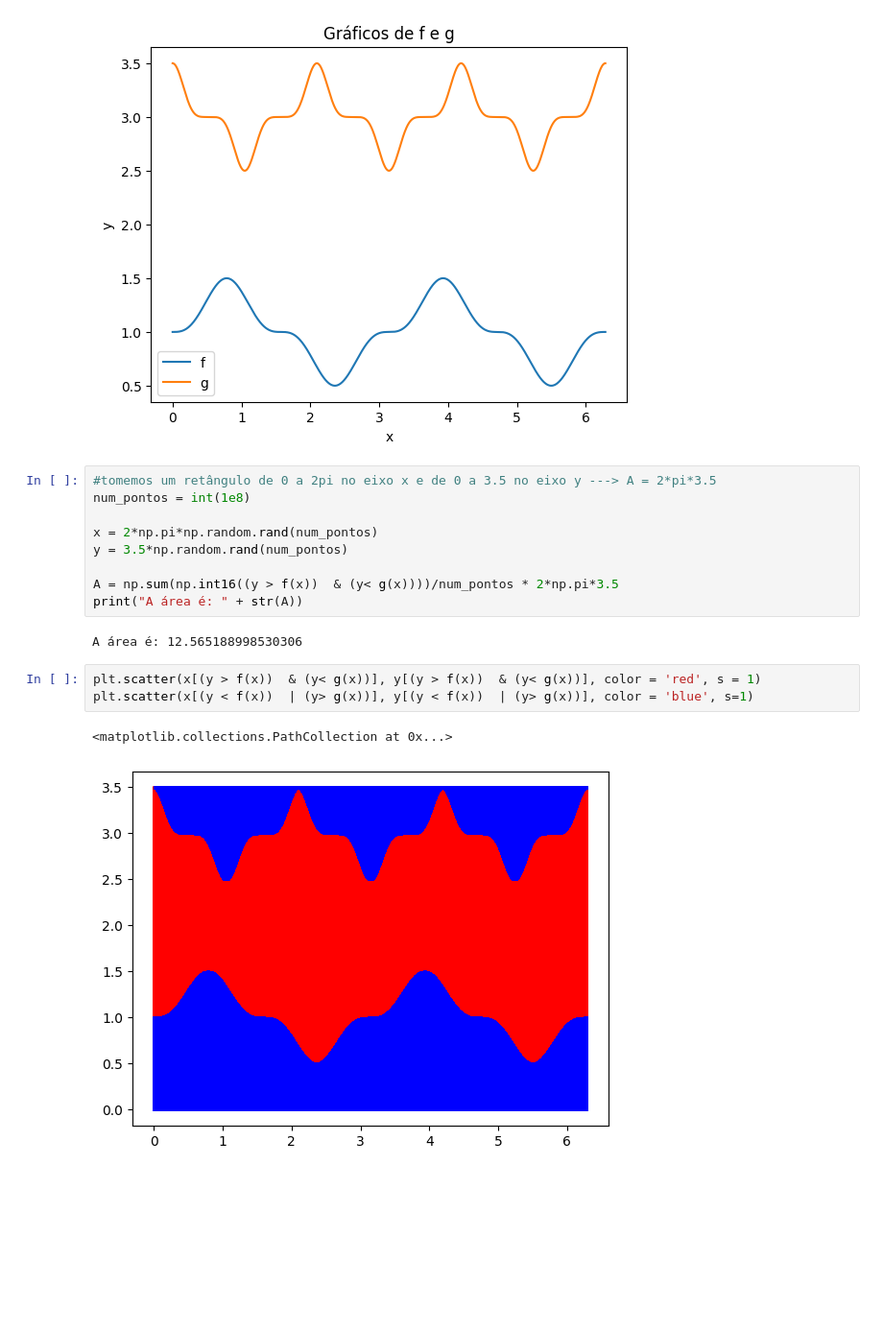
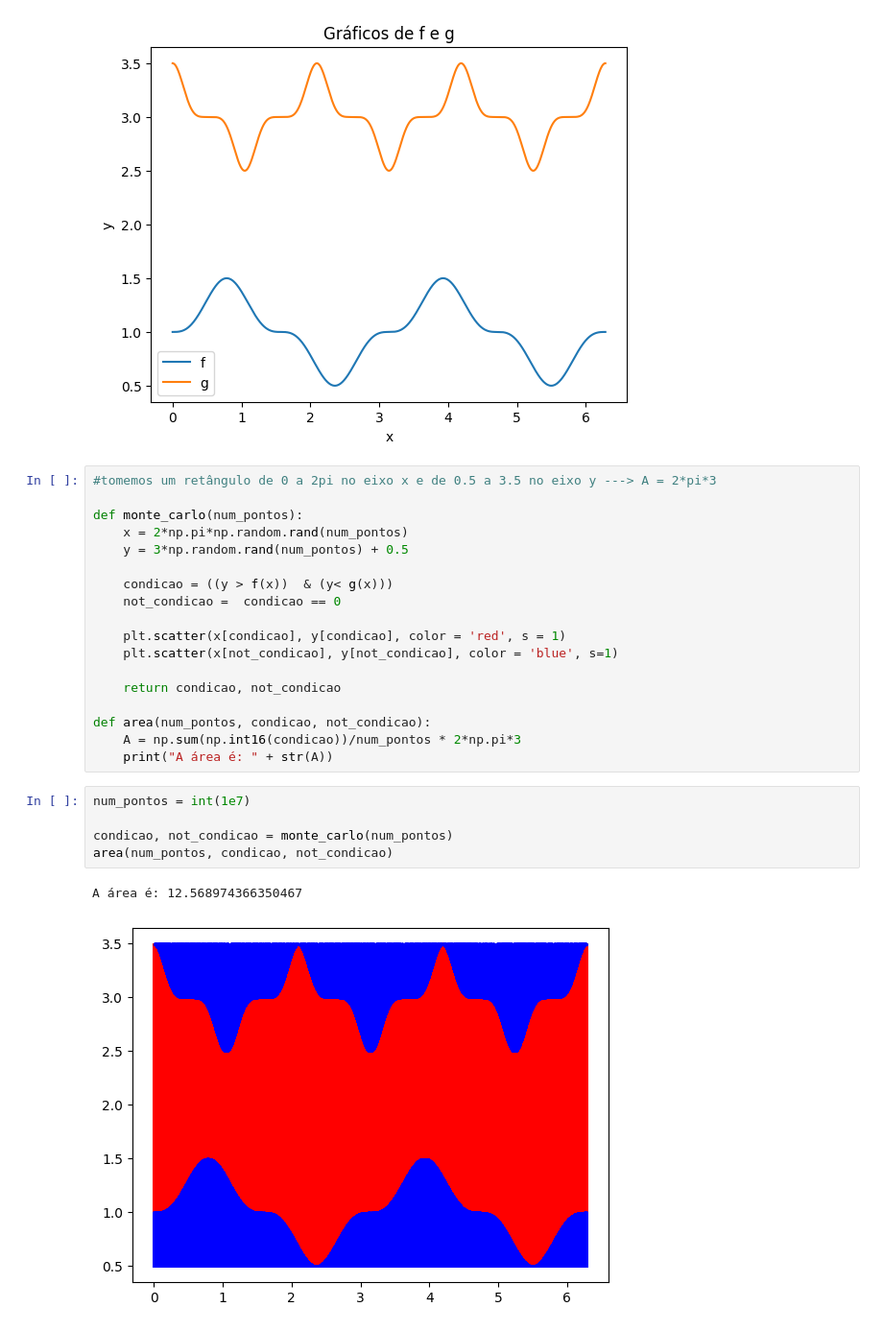
Before and after one commit to matncb/fund-prog, a Jupyter notebook: lista2/ex4.ipynb, the cells around one changed output. Shown at 96% size. Cells and saved outputs as stored; diff of their text form; blank space fills up the shorter version.

```diff
--- a/lista2/ex4.ipynb
+++ b/lista2/ex4.ipynb
@@ -34,19 +34,28 @@ plt.legend()
 <matplotlib.legend.Legend at 0x...>
 [figure]
 # %%
-#tomemos um retângulo de 0 a 2pi no eixo x e de 0 a 3.5 no eixo y ---> A = 2*pi*3.5
-num_pontos = int(1e8)
+#tomemos um retângulo de 0 a 2pi no eixo x e de 0.5 a 3.5 no eixo y ---> A = 2*pi*3
 
-x = 2*np.pi*np.random.rand(num_pontos)
-y = 3.5*np.random.rand(num_pontos)
+def monte_carlo(num_pontos):
+    x = 2*np.pi*np.random.rand(num_pontos)
+    y = 3*np.random.rand(num_pontos) + 0.5
 
-A = np.sum(np.int16((y > f(x))  & (y< g(x))))/num_pontos * 2*np.pi*3.5
-print("A área é: " + str(A))
+    condicao = ((y > f(x))  & (y< g(x)))
+    not_condicao =  condicao == 0
+
+    plt.scatter(x[condicao], y[condicao], color = 'red', s = 1)
+    plt.scatter(x[not_condicao], y[not_condicao], color = 'blue', s=1)
+
+    return condicao, not_condicao
+
+def area(num_pontos, condicao, not_condicao):
+    A = np.sum(np.int16(condicao))/num_pontos * 2*np.pi*3
+    print("A área é: " + str(A))
-# %% [output]
-A área é: 12.565188998530306
-# %%
-plt.scatter(x[(y > f(x))  & (y< g(x))], y[(y > f(x))  & (y< g(x))], color = 'red', s = 1)
-plt.scatter(x[(y < f(x))  | (y> g(x))], y[(y < f(x))  | (y> g(x))], color = 'blue', s=1)
-# %% [output]
-<matplotlib.collections.PathCollection at 0x...>
-[figure, removed]
+# %%
+num_pontos = int(1e7)
+
+condicao, not_condicao = monte_carlo(num_pontos)
+area(num_pontos, condicao, not_condicao)
+# %% [output]
+A área é: 12.568974366350467
+[figure, added]
```
Also changed, not shown: 6 other files.
